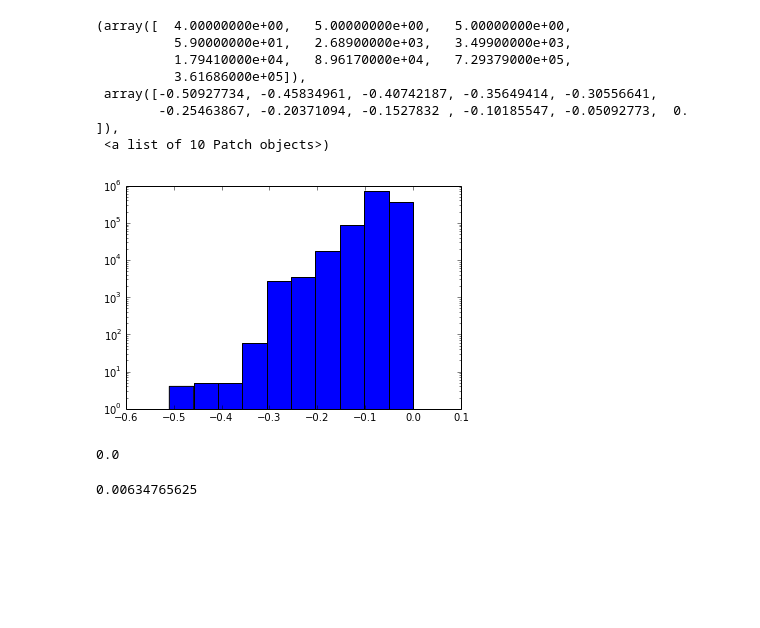
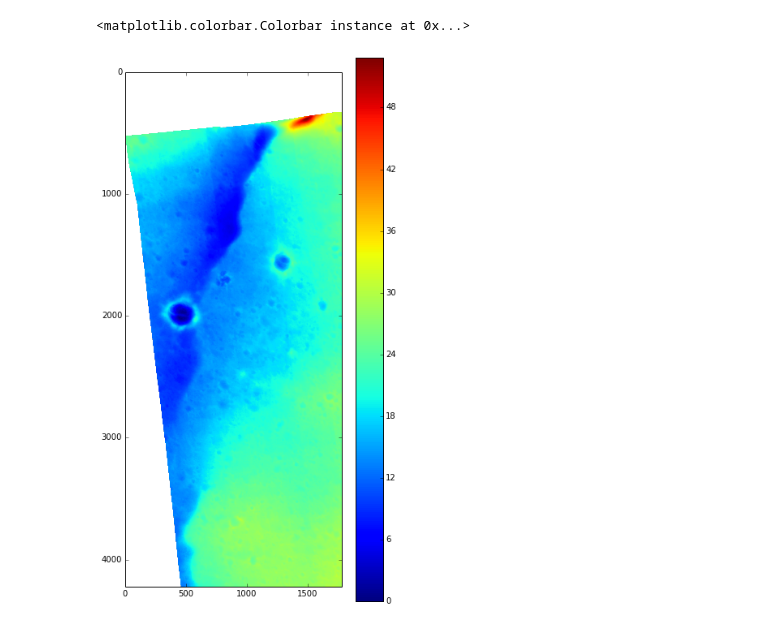
Before and after one commit to PapaCharlie/Rover-Climb-Angles, a Jupyter notebook: code/climbangle.ipynb, the cells around one changed output. Saved outputs shown, nothing was run; the diff lists cells and outputs as text; code cells hidden in the pictures; blank space fills up the shorter version.

```diff
--- a/code/climbangle.ipynb
+++ b/code/climbangle.ipynb
@@ -120,25 +144,8 @@ plt.colorbar()
-# %%
-plt.hist(max_angles[max_angles != inf], log=True)
-# %% [output]
-(array([  4.00000000e+00,   5.00000000e+00,   5.00000000e+00,
-          5.90000000e+01,   2.68900000e+03,   3.49900000e+03,
-          1.79410000e+04,   8.96170000e+04,   7.29379000e+05,
-          3.61686000e+05]),
- array([-0.50927734, -0.45834961, -0.40742187, -0.35649414, -0.30556641,
-        -0.25463867, -0.20371094, -0.1527832 , -0.10185547, -0.05092773,  0.        ]),
- <a list of 10 Patch objects>)
-[figure, removed]
-# %%
-neighbors = array([ [1, 0], [0, 1], [-1, 0], [0, -1] ])
-startpos = tuple(map(lambda x: x/2, dtm.shape))
-k = map(lambda x: tuple(x + startpos), neighbors )
-dtm[(startpos[0], startpos[1])], k
-max_angles[k[0]]
-# %% [output]
-0.0
-# %%
-pos = startpos
-best = min(neighbors, key = lambda n: max(abs(max_angles[n]), abs(dtm[pos] - dtm[n])))
-max_angles[best]
-# %% [output]
-0.00634765625
+# %%
+global dtm
+fig = plt.figure(figsize=(6,12))
+plt.imshow(dtm)
+plt.colorbar()
+# %% [output]
+<matplotlib.colorbar.Colorbar instance at 0x...>
+[figure, added]
```
Also changed, not shown: parts of 7 cells of this notebook.
